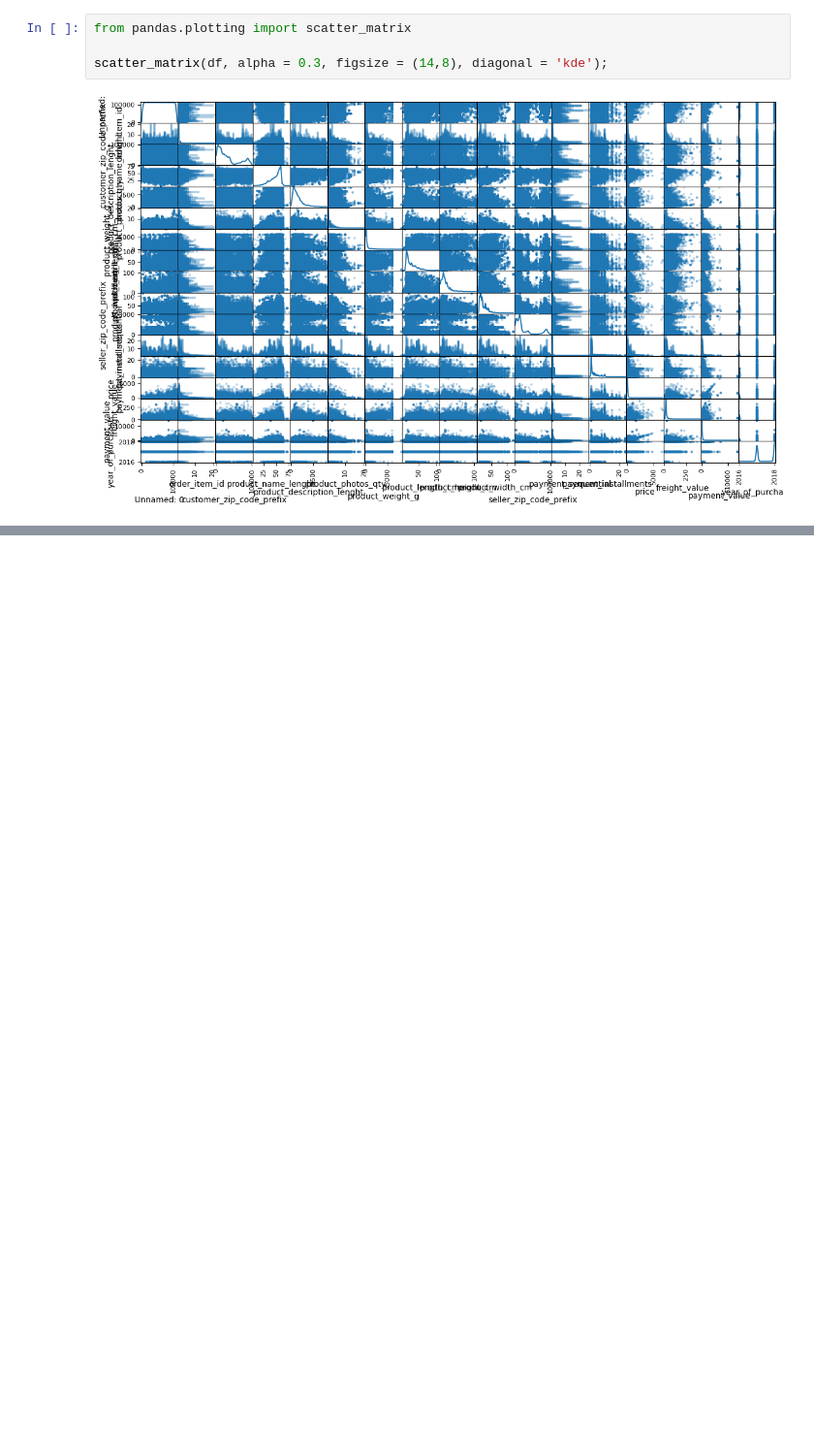
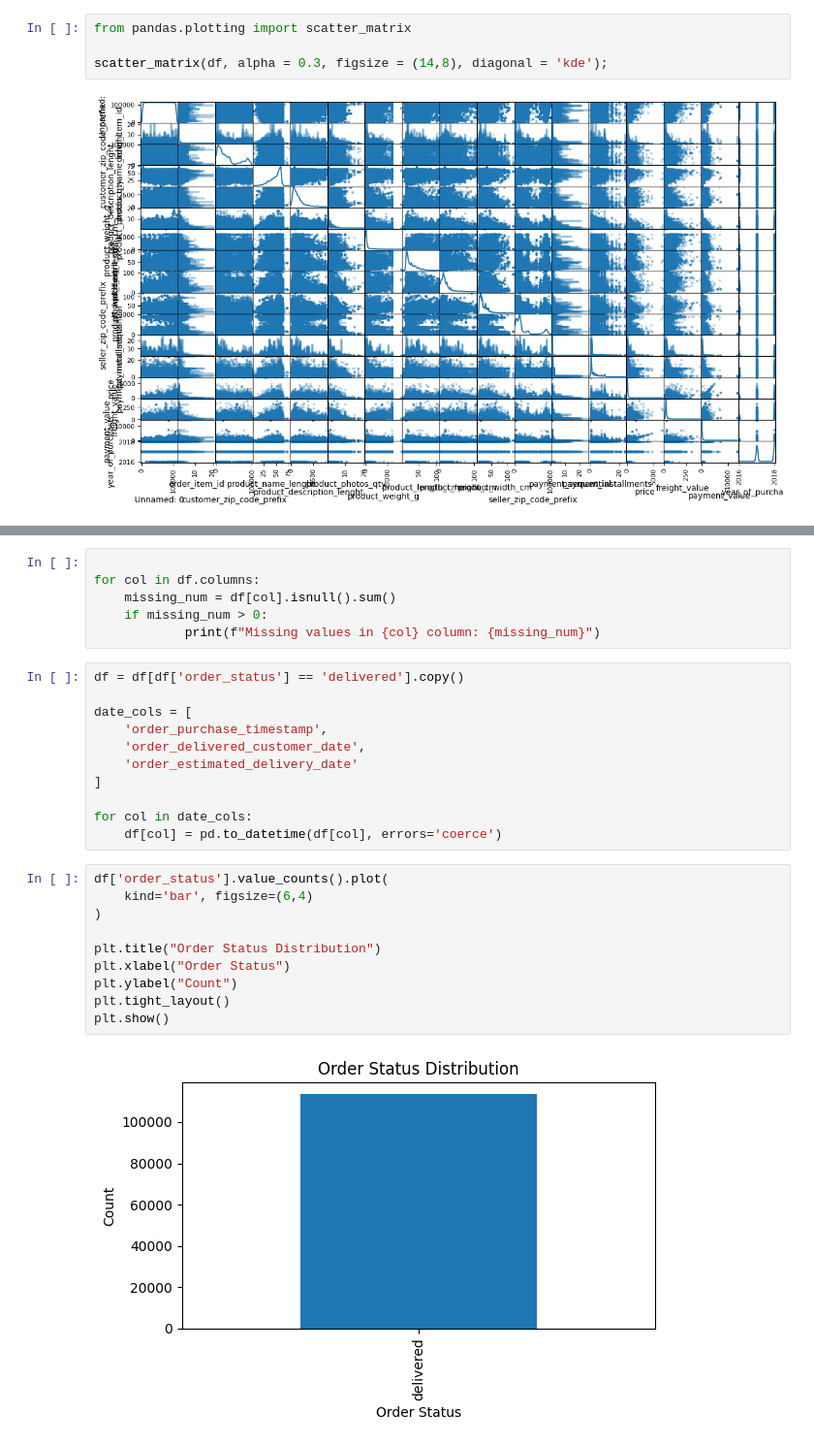
Before and after one commit to FilipStam97/brazilian-ecommerce-unsupervised-learning, a Jupyter notebook: brazilian-ecommerce-clustering.ipynb, the cells around one changed output, grey strips where cells are left out. Shown at 97% size. Drawn from its saved outputs; the diff is of its cells as text; blank space fills up the shorter version.

```diff
--- a/brazilian-ecommerce-clustering.ipynb
+++ b/brazilian-ecommerce-clustering.ipynb
@@ -75,0 +102,29 @@ ValueError: could not convert string to float: '00010242fe8c5a6d1ba2dd792cb16214
+# %%
+
+for col in df.columns:
+    missing_num = df[col].isnull().sum()
+    if missing_num > 0:
+            print(f"Missing values in {col} column: {missing_num}")
+# %%
+df = df[df['order_status'] == 'delivered'].copy()
+
+date_cols = [
+    'order_purchase_timestamp',
+    'order_delivered_customer_date',
+    'order_estimated_delivery_date'
+]
+
+for col in date_cols:
+    df[col] = pd.to_datetime(df[col], errors='coerce')
+# %%
+df['order_status'].value_counts().plot(
+    kind='bar', figsize=(6,4)
+)
+
+plt.title("Order Status Distribution")
+plt.xlabel("Order Status")
+plt.ylabel("Count")
+plt.tight_layout()
+plt.show()
+# %% [output]
+[figure, added]
```
Also changed, not shown: parts of 16 cells of this notebook.
